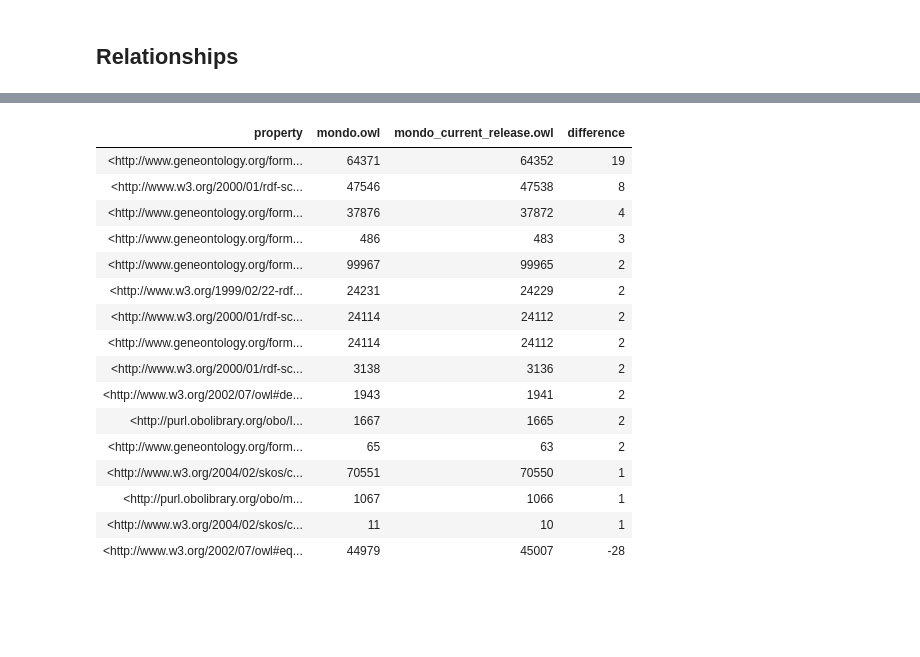
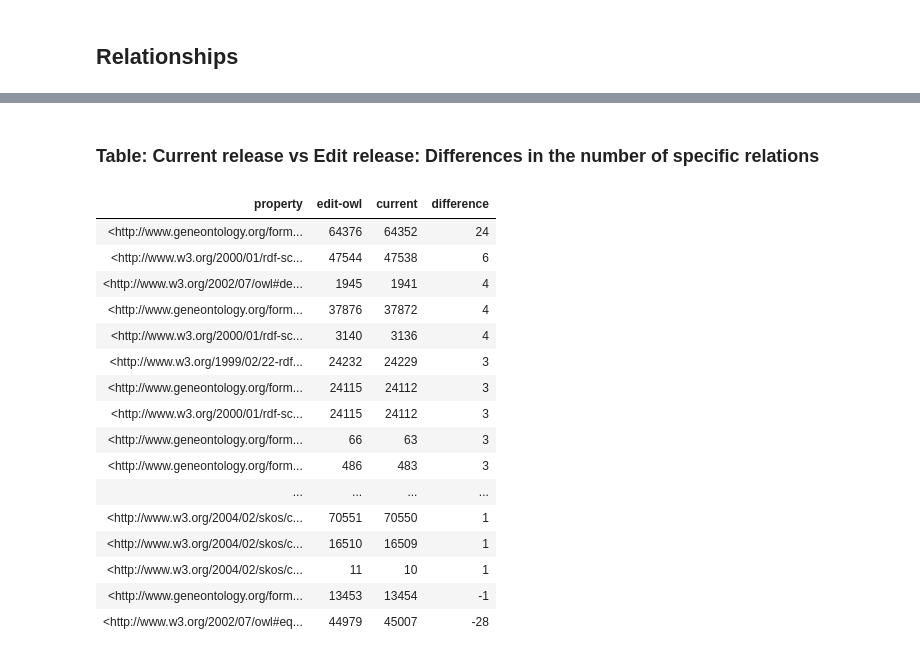
Before and after one commit to monarch-initiative/mondo, a Jupyter notebook: src/ontology/reports/mondo_analysis.ipynb, the cells around one changed output, grey strips where cells are left out. Saved outputs shown, nothing was run; the diff lists cells and outputs as text; code cells hidden in the pictures; blank space fills up the shorter version.

```diff
--- a/src/ontology/reports/mondo_analysis.ipynb
+++ b/src/ontology/reports/mondo_analysis.ipynb
@@ -38,18 +31,19 @@ ont.get_roots()[:3]
 # %%
 warnings = [Path(warn).stem for warn in glob.glob('../../sparql/*-warning.sparql')]
 NUMBER_ERRORS_SHOWN=15
+PRIMARY_ONTOLOGY_FOR_QC="edit"
 # %% [markdown]
 mondo="http://purl.obolibrary.org/obo/mondo.owl"
 g = Graph()
 g.parse("../mondo-qc.owl", format="xml")
 # %%
 def get_report(name):
-    report_files= glob.glob('*-%s.tsv' %(name))
+    report_files= glob.glob('mondo-qc-*-%s.tsv' %(name))
     reports = []
     for f in report_files:
         try:
             df = pd.read_csv(f,sep="\t")
-            df['ontology']=Path(f).stem.replace("-"+name,"")
+            df['ontology']=Path(f).stem.replace("-"+name,"").replace("mondo-qc-","")
             df.columns = [str(col).replace("?","") for col in df.columns]
             df.replace('[<]http[:][/][/]purl[.]obolibrary[.]org[/]obo[/]MONDO[_]','MONDO:', inplace=True,regex=True)
             df.replace('[>]$','', inplace=True, regex=True)
@@ -314,7 +278,10 @@ props=df[['term','property','ontology']].groupby(['ontology','property']).count(
 props.sort_values(inplace=True, by=['ontology','term_count'], ascending=False)
 props_pivot=props.pivot(index='property', columns='ontology', values='term_count')
 props_pivot = pd.DataFrame(props_pivot.to_records())
-props_pivot.sort_values(by=['mondo.owl'],ascending=False,inplace=True)
-display(md("Table: Breakdown of the number of relationships in Mondo."))
+cols = props_pivot.columns.tolist()
+cols.remove('property')
+props_pivot[cols] = props_pivot[cols].fillna(0).astype(int)
+props_pivot.sort_values(by=[PRIMARY_ONTOLOGY_FOR_QC],ascending=False,inplace=True)
+display(md("### Table: Breakdown of the number of relationships in Mondo."))
 display(HTML(props_pivot.to_html(index=False)))
 # %% [output]
@@ -339,27 +306,28 @@ Table: Breakdown of the number of relationships in Mondo.
 # %%
-current_to_release_diff=props_pivot[['property', 'mondo.owl', 'mondo_current_release.owl']]
-current_to_release_diff=current_to_release_diff[current_to_release_diff['mondo.owl']!=current_to_release_diff['mondo_current_release.owl']]
+current_to_release_diff=props_pivot[['property', 'edit-owl', 'current']]
+current_to_release_diff=current_to_release_diff[current_to_release_diff['current']!=current_to_release_diff['edit-owl']]
 current_to_release_diff.dropna(inplace=True)
-current_to_release_diff
-current_to_release_diff['difference']=current_to_release_diff['mondo.owl']-current_to_release_diff['mondo_current_release.owl']
+current_to_release_diff['difference']=current_to_release_diff['edit-owl']-current_to_release_diff['current']
 current_to_release_diff.sort_values(by=['difference'],ascending=False,inplace=True)
-current_to_release_diff[['mondo.owl', 'mondo_current_release.owl','difference']] = current_to_release_diff[['mondo.owl', 'mondo_current_release.owl','difference']].astype(int)
+current_to_release_diff[['edit-owl', 'current','difference']] = current_to_release_diff[['edit-owl', 'current','difference']].astype(int)
+display(md("### Table: Current release vs Edit release: Differences in the number of specific relations"))
 display(HTML(current_to_release_diff.to_html(index=False)))
 # %% [output]
+### Table: Current release vs Edit release: Differences in the number of specific relations
-| property | mondo.owl | mondo_current_release.owl | difference |
-| <http://www.geneontology.org/form... | 64371 | 64352 | 19 |
-| <http://www.w3.org/2000/01/rdf-sc... | 47546 | 47538 | 8 |
+| property | edit-owl | current | difference |
+| <http://www.geneontology.org/form... | 64376 | 64352 | 24 |
+| <http://www.w3.org/2000/01/rdf-sc... | 47544 | 47538 | 6 |
+| <http://www.w3.org/2002/07/owl#de... | 1945 | 1941 | 4 |
 | <http://www.geneontology.org/form... | 37876 | 37872 | 4 |
+| <http://www.w3.org/2000/01/rdf-sc... | 3140 | 3136 | 4 |
+| <http://www.w3.org/1999/02/22-rdf... | 24232 | 24229 | 3 |
+| <http://www.geneontology.org/form... | 24115 | 24112 | 3 |
+| <http://www.w3.org/2000/01/rdf-sc... | 24115 | 24112 | 3 |
+| <http://www.geneontology.org/form... | 66 | 63 | 3 |
 | <http://www.geneontology.org/form... | 486 | 483 | 3 |
-| <http://www.geneontology.org/form... | 99967 | 99965 | 2 |
-| <http://www.w3.org/1999/02/22-rdf... | 24231 | 24229 | 2 |
-| <http://www.w3.org/2000/01/rdf-sc... | 24114 | 24112 | 2 |
-| <http://www.geneontology.org/form... | 24114 | 24112 | 2 |
-| <http://www.w3.org/2000/01/rdf-sc... | 3138 | 3136 | 2 |
-| <http://www.w3.org/2002/07/owl#de... | 1943 | 1941 | 2 |
-| <http://purl.obolibrary.org/obo/I... | 1667 | 1665 | 2 |
-| <http://www.geneontology.org/form... | 65 | 63 | 2 |
+| ... | ... | ... | ... |
 | <http://www.w3.org/2004/02/skos/c... | 70551 | 70550 | 1 |
-| <http://purl.obolibrary.org/obo/m... | 1067 | 1066 | 1 |
+| <http://www.w3.org/2004/02/skos/c... | 16510 | 16509 | 1 |
 | <http://www.w3.org/2004/02/skos/c... | 11 | 10 | 1 |
+| <http://www.geneontology.org/form... | 13453 | 13454 | -1 |
 | <http://www.w3.org/2002/07/owl#eq... | 44979 | 45007 | -28 |
```
Also changed, not shown: parts of 10 cells of this notebook, 2 other files.
